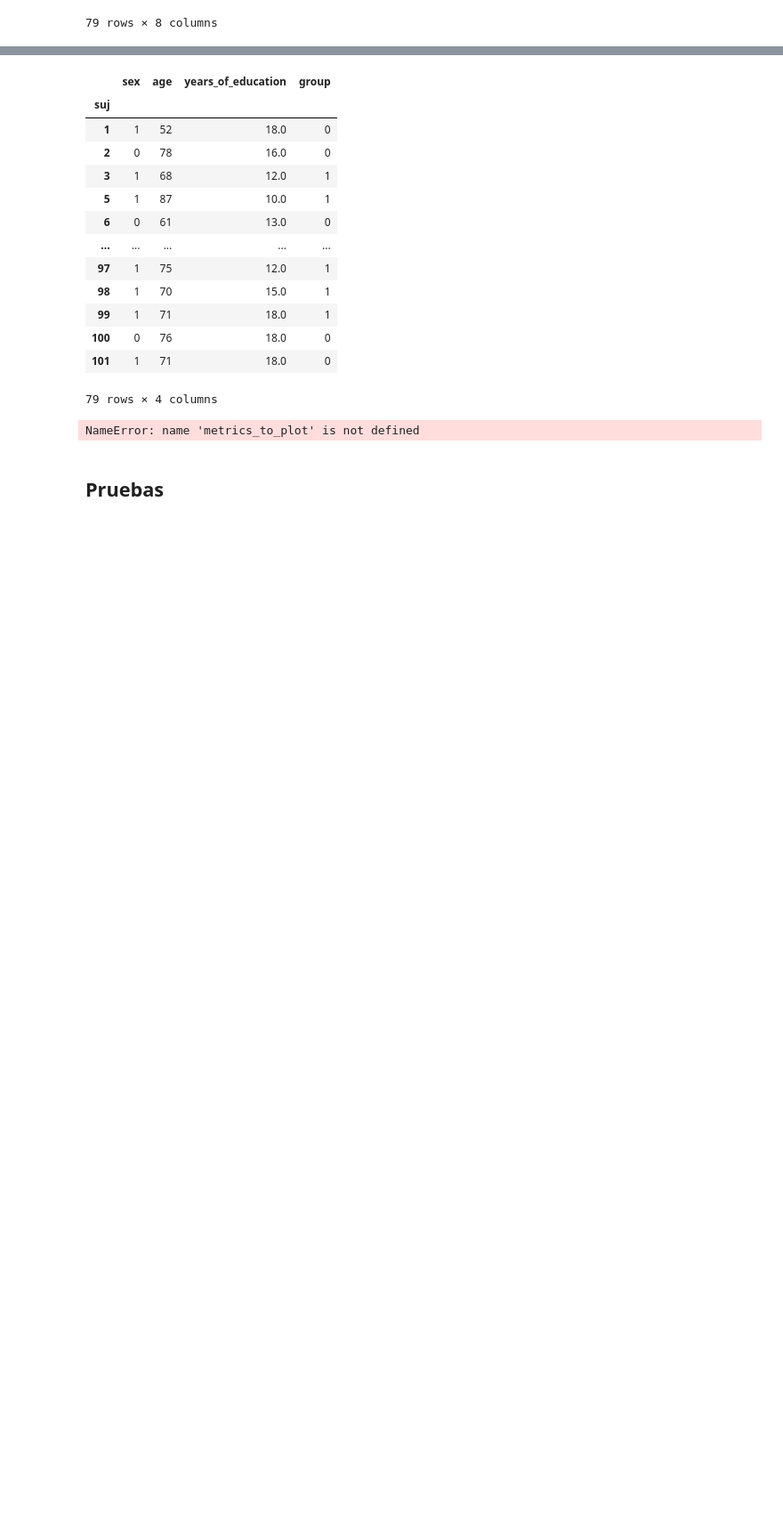
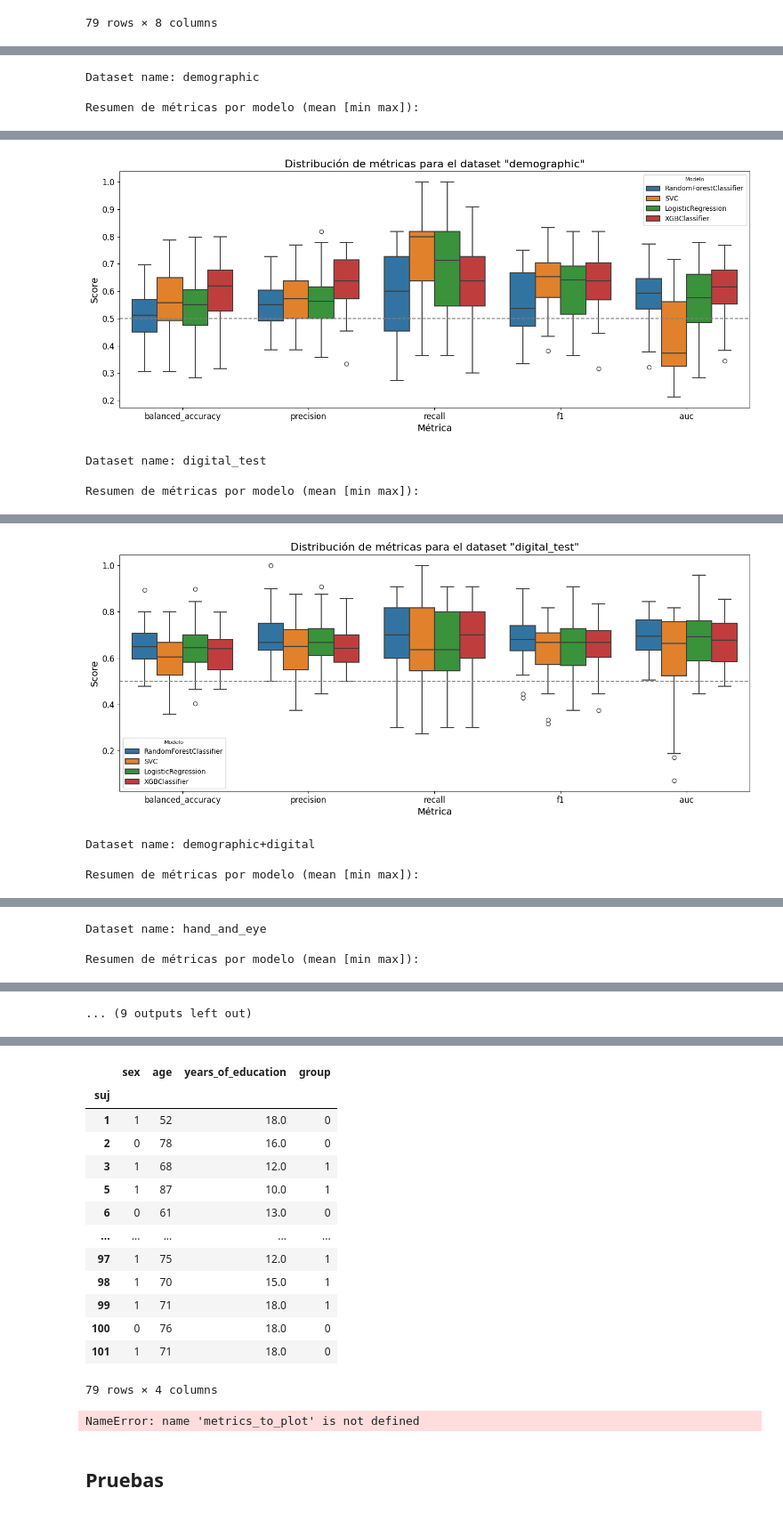
Before and after one commit to gianluca-capelo/tmt-analysis, a Jupyter notebook: notebooks/modelling.ipynb, the cells around one changed output, grey strips where cells are left out. Shown at 89% size. Drawn from its saved outputs; the diff is of its cells as text; code cells hidden in the pictures; blank space fills up the shorter version.

```diff
--- a/notebooks/modelling.ipynb
+++ b/notebooks/modelling.ipynb
@@ -26,7 +26,7 @@ from sklearn.feature_selection import RFE
 import xgboost as xgb
 from sklearn.metrics import ConfusionMatrixDisplay
 from sklearn.feature_selection import SelectKBest, f_classif
-
+import re
 import scipy
 
 
@@ -54,6 +54,9 @@ def bold_max(df, dataset="", precision=2):
     """
     def is_string_with_std(val):
         return isinstance(val, str) and '±' in val
+
+    def is_string_with_bracket(val):
+        return isinstance(val, str) and '[' in val
 
     if df.applymap(is_string_with_std).all().all():
         # All cells are strings with ±
@@ -1455,0 +1477,9 @@ demographic_df
+# %%
+dfs_results = []
+for dataset in ['demographic', 'digital_test', 'demographic+digital', 'hand_and_eye', 'non_digital_tests', 'digital_test_less_subjects', 'hand_and_eye_demo']:
+    df_res = plot_model_metrics(f'/home/gus/Documents/REPOS/tmt-analysis/notebooks/results/modelling/resultados_seminario_06_06_25/all_metrics_{dataset}_nested4x10.csv')
+    dfs_results.append(df_res)
+# %% [output]
+Dataset name: demographic
+
+Resumen de métricas por modelo (mean [min max]):
@@ -1455,0 +1491,4 @@ demographic_df
+[figure, added]
+Dataset name: digital_test
+
+Resumen de métricas por modelo (mean [min max]):
@@ -1455,0 +1500,4 @@ demographic_df
+[figure, added]
+Dataset name: demographic+digital
+
+Resumen de métricas por modelo (mean [min max]):
@@ -1455,0 +1510,3 @@ demographic_df
+Dataset name: hand_and_eye
+
+Resumen de métricas por modelo (mean [min max]):
@@ -1455,0 +1519 @@ demographic_df
+... (9 outputs left out)
```
Also changed, not shown: parts of 17 cells of this notebook, 4 other files.
